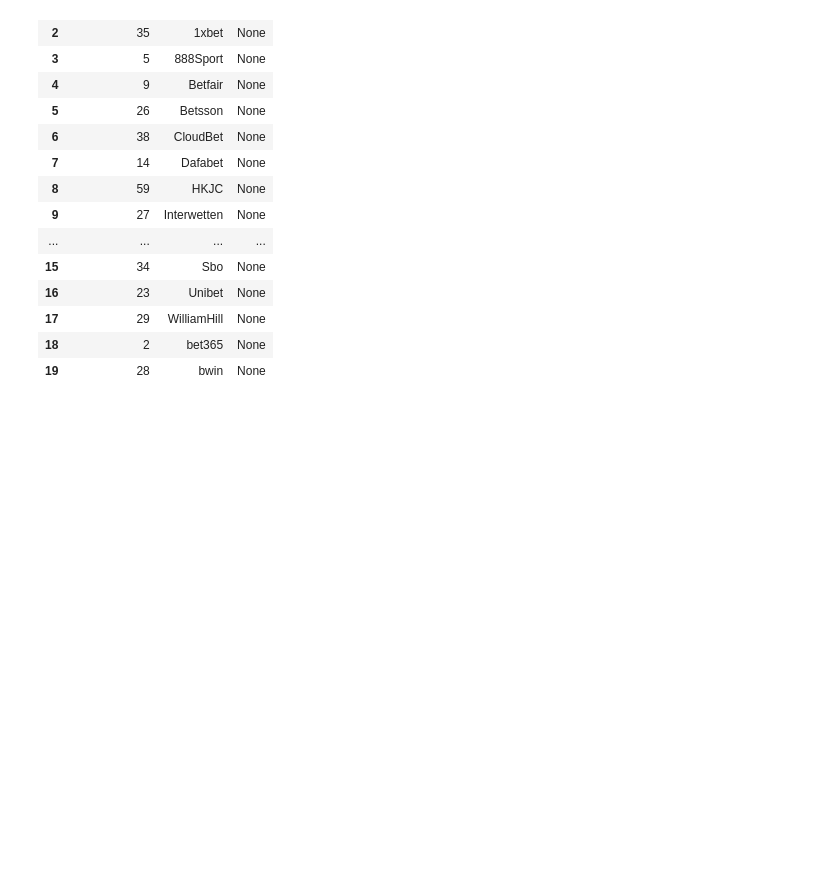
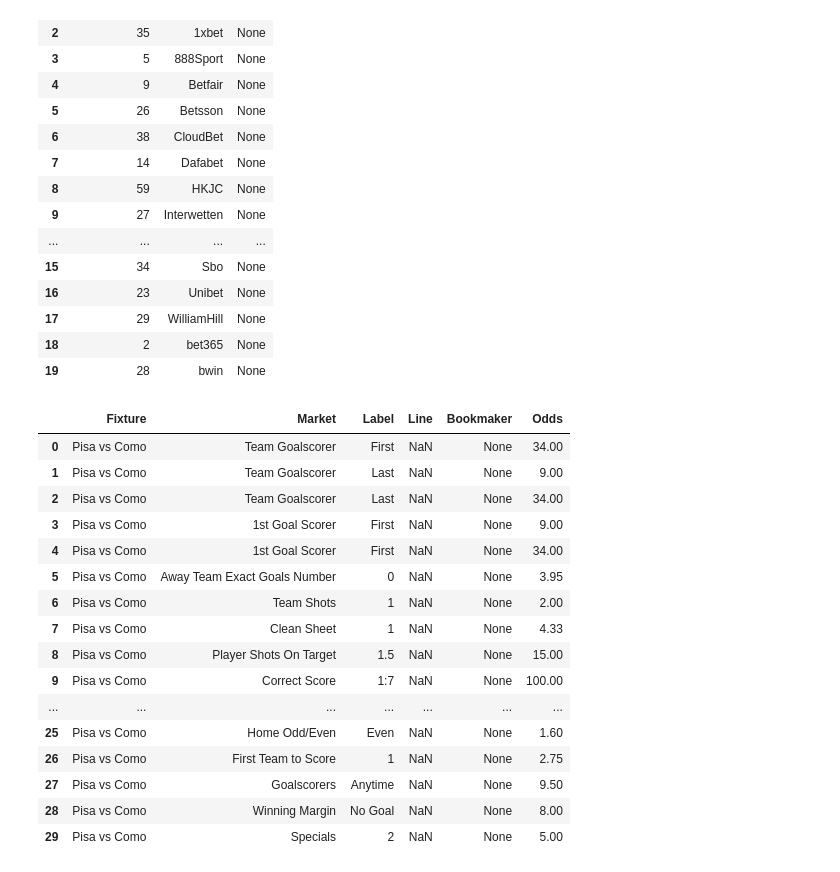
Before and after one commit to Keller4141/Project-ValueBet, a Jupyter notebook: Sportmonks/Free_api_training.ipynb, the cells around one changed output. Cells and saved outputs as stored; diff of their text form; code cells hidden in the pictures; blank space fills up the shorter version.

```diff
--- a/Sportmonks/Free_api_training.ipynb
+++ b/Sportmonks/Free_api_training.ipynb
@@ -182,7 +182,7 @@ def fetch_odds_next_12h() -> pd.DataFrame:
     now_utc = datetime.now(timezone.utc)
     end_utc = now_utc + timedelta(hours=12)
 
-    # SportMonks is date-based → fetch today + tomorrow
+    # SportMonks is date-based → fetch today + tomorrow, then filter locally by time window
     start_date = now_utc.date()
     end_date = (now_utc + timedelta(days=1)).date()
     endpoint = f"/fixtures/between/{start_date:%Y-%m-%d}/{end_date:%Y-%m-%d}"
@@ -202,6 +202,7 @@ def fetch_odds_next_12h() -> pd.DataFrame:
 
         all_fixtures.extend(payload.get("data") or [])
 
+        # Robust pagination handling (meta may be missing / null)
         pagination = ((payload.get("meta") or {}).get("pagination")) or {}
         cur = pagination.get("current_page")
         tot = pagination.get("total_pages")
@@ -216,14 +217,26 @@ def fetch_odds_next_12h() -> pd.DataFrame:
             rows.append(
                 {
                     "FixtureID": fx.get("id"),
-                    "Fixture": fx.get("name"),
+                    "Fixture": fx.get("name") or str(fx.get("id")),
                     "StartingAt": fx.get("starting_at"),
+
                     "MarketID": odd.get("market_id"),
                     "Market": (odd.get("market") or {}).get("name"),
+
+                    # ✅ Extract the line/handicap/total (critical for handicaps & O/U)
+                    "Line": (
+                        odd.get("line")
+                        if odd.get("line") is not None
+                        else odd.get("handicap")
+                        if odd.get("handicap") is not None
+                        else odd.get("name")
+                    ),
+
                     "BookmakerID": odd.get("bookmaker_id"),
                     "Bookmaker": (odd.get("bookmaker") or {}).get("name"),
                     "Label": odd.get("label"),
                     "Odds": odd.get("value"),
+                    "OddID": odd.get("id"),
                 }
             )
 
@@ -234,9 +247,15 @@ def fetch_odds_next_12h() -> pd.DataFrame:
     df["StartingAt"] = pd.to_datetime(df["StartingAt"], utc=True, errors="coerce")
     df["Odds"] = pd.to_numeric(df["Odds"], errors="coerce")
 
+    # Normalize Line to numeric when possible (keeps strings like "1:0" for Correct Score)
+    df["Line"] = pd.to_numeric(df["Line"], errors="ignore")
+
     # Filter strictly to now → +12h
-    df = df[df["StartingAt"].between(now_utc, end_utc)]
+    df = df[df["StartingAt"].between(now_utc, end_utc)].copy()
 
-    return df.dropna(subset=["Odds", "MarketID", "BookmakerID", "Label"])
+    # Drop unusable rows
+    df = df.dropna(subset=["Odds", "MarketID", "BookmakerID", "Label", "StartingAt"])
+
+    return df
 # %%
 import numpy as np
@@ -398,0 +601,21 @@ df_bookmakers
+# %%
+df = build_odds_df_next_12h_with_lines()
+df[["Fixture", "Market", "Label", "Line", "Bookmaker", "Odds"]].head(30)
+# %% [output]
+|  | Fixture | Market | Label | Line | Bookmaker | Odds |
+| 0 | Pisa vs Como | Team Goalscorer | First | NaN | None | 34.00 |
+| 1 | Pisa vs Como | Team Goalscorer | Last | NaN | None | 9.00 |
+| 2 | Pisa vs Como | Team Goalscorer | Last | NaN | None | 34.00 |
+| 3 | Pisa vs Como | 1st Goal Scorer | First | NaN | None | 9.00 |
+| 4 | Pisa vs Como | 1st Goal Scorer | First | NaN | None | 34.00 |
+| 5 | Pisa vs Como | Away Team Exact Goals Number | 0 | NaN | None | 3.95 |
+| 6 | Pisa vs Como | Team Shots | 1 | NaN | None | 2.00 |
+| 7 | Pisa vs Como | Clean Sheet | 1 | NaN | None | 4.33 |
+| 8 | Pisa vs Como | Player Shots On Target | 1.5 | NaN | None | 15.00 |
+| 9 | Pisa vs Como | Correct Score | 1:7 | NaN | None | 100.00 |
+| ... | ... | ... | ... | ... | ... | ... |
+| 25 | Pisa vs Como | Home Odd/Even | Even | NaN | None | 1.60 |
+| 26 | Pisa vs Como | First Team to Score | 1 | NaN | None | 2.75 |
+| 27 | Pisa vs Como | Goalscorers | Anytime | NaN | None | 9.50 |
+| 28 | Pisa vs Como | Winning Margin | No Goal | NaN | None | 8.00 |
+| 29 | Pisa vs Como | Specials | 2 | NaN | None | 5.00 |
```
Also changed, not shown: parts of 3 cells of this notebook, 2 other files.
